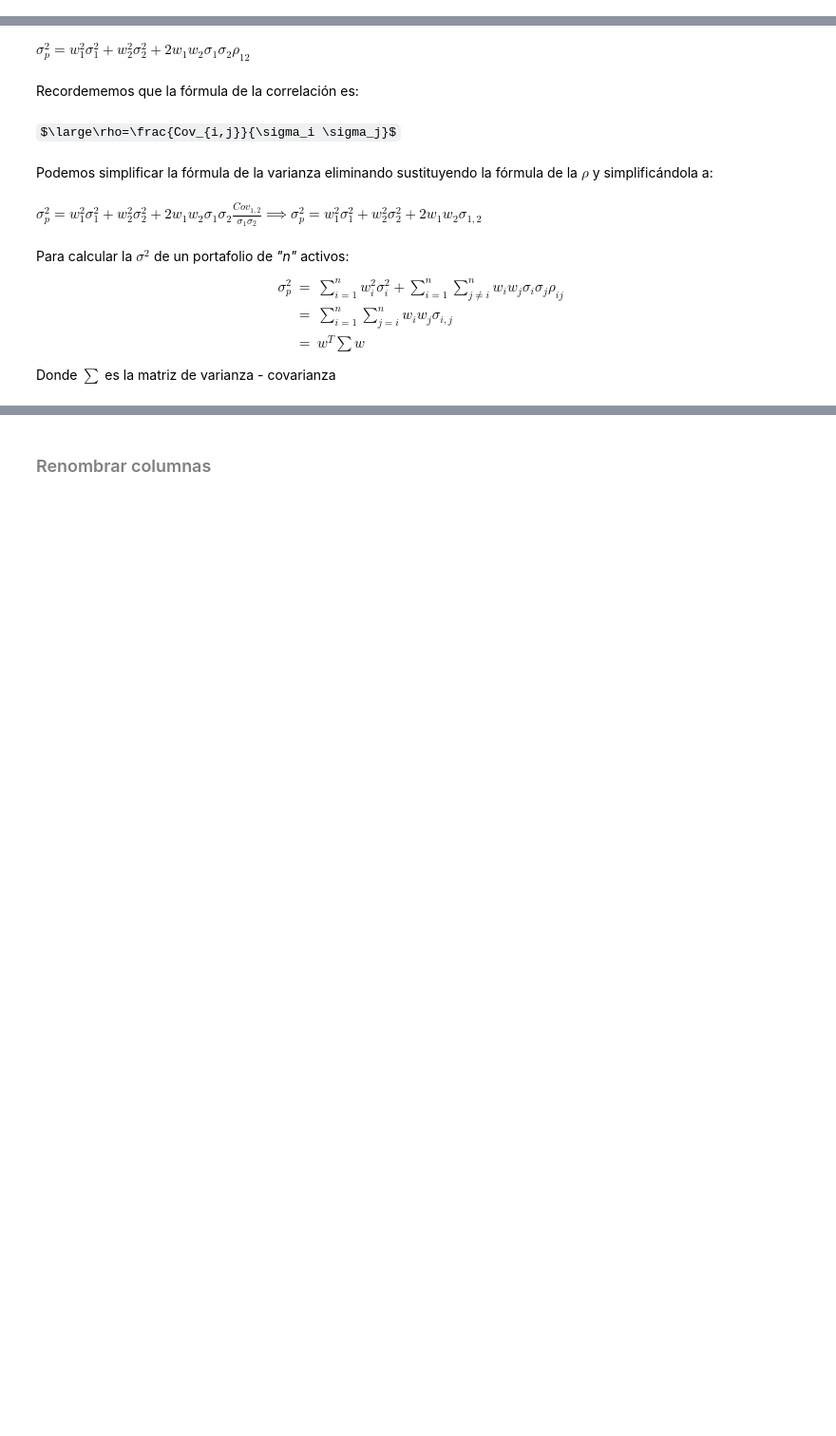
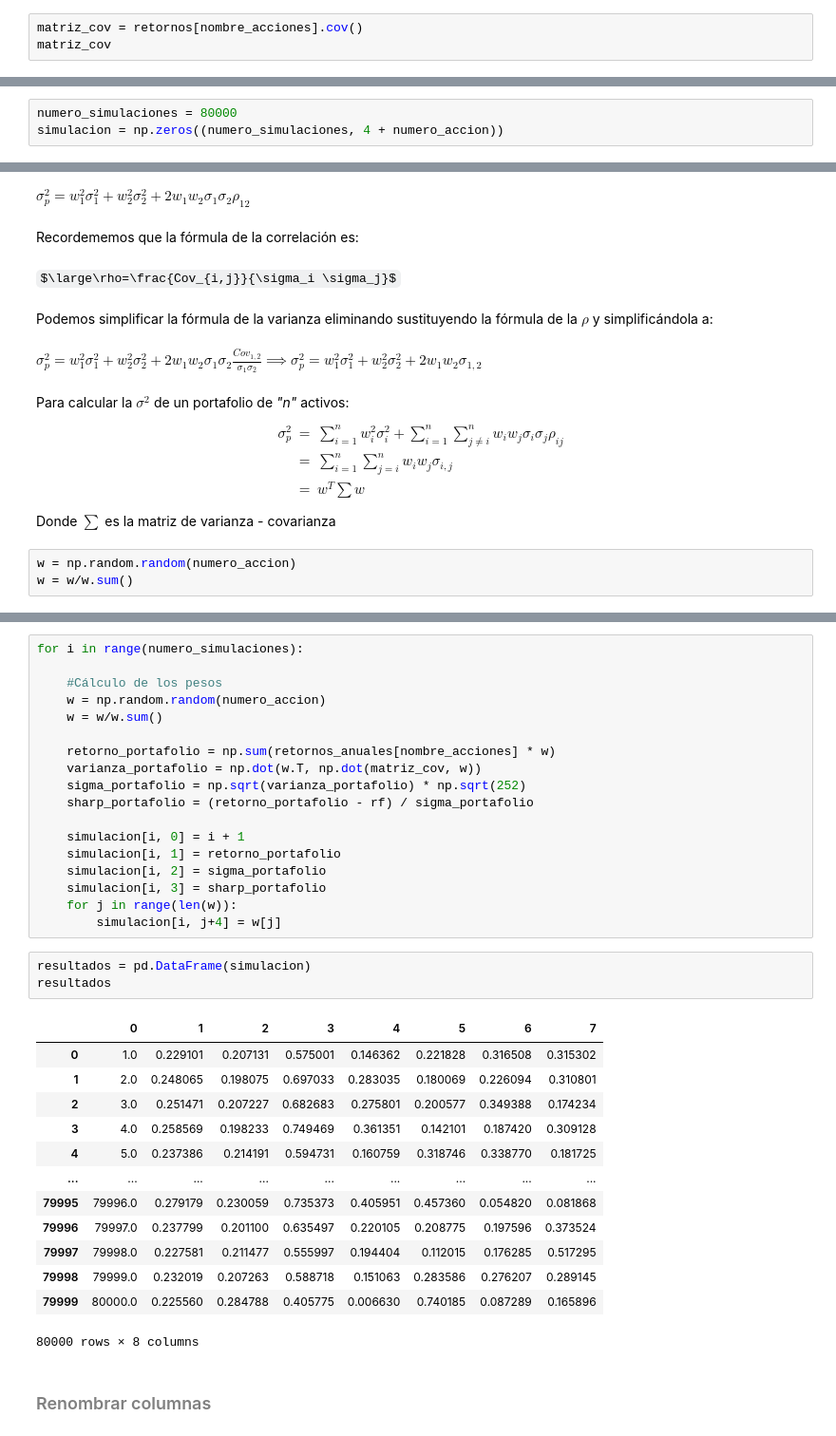
Before and after one commit to carlosdeoncedos/CienciaDatosFinanzas2023_09_lunes, a Jupyter notebook: Sesion_7.ipynb, the cells around one changed output, grey strips where cells are left out. Shown at 95% size. Cells and saved outputs as stored; diff of their text form; some formulas as TeX source; blank space fills up the shorter version.

```diff
--- a/Sesion_7.ipynb
+++ b/Sesion_7.ipynb
@@ -152,0 +352,3 @@ Como tasa libre de riesgo utilizaremos CETES a 28 dias $\approx11\%$ anual.
+# %%
+matriz_cov = retornos[nombre_acciones].cov()
+matriz_cov
@@ -158,3 +366,6 @@ Incluir las siguientes columnas:
   1. $\sigma$ del portafolio
   1. Sharp Ratio del portafolio
   1. y el peso (w) de cada acción que forman el portafolio
+# %%
+numero_simulaciones = 80000
+simulacion = np.zeros((numero_simulaciones, 4 + numero_accion))
@@ -179,3 +394,6 @@ $$
 \end{array}
 $$
 Donde $\sum$ es la matriz de varianza - covarianza
+# %%
+w = np.random.random(numero_accion)
+w = w/w.sum()
@@ -182,2 +412,37 @@ Donde $\sum$ es la matriz de varianza - covarianza
+# %%
+for i in range(numero_simulaciones):
+
+    #Cálculo de los pesos
+    w = np.random.random(numero_accion)
+    w = w/w.sum()
+
+    retorno_portafolio = np.sum(retornos_anuales[nombre_acciones] * w)
+    varianza_portafolio = np.dot(w.T, np.dot(matriz_cov, w))
+    sigma_portafolio = np.sqrt(varianza_portafolio) * np.sqrt(252)
+    sharp_portafolio = (retorno_portafolio - rf) / sigma_portafolio
+
+    simulacion[i, 0] = i + 1
+    simulacion[i, 1] = retorno_portafolio
+    simulacion[i, 2] = sigma_portafolio
+    simulacion[i, 3] = sharp_portafolio
+    for j in range(len(w)):
+        simulacion[i, j+4] = w[j]
+# %%
+resultados = pd.DataFrame(simulacion)
+resultados
+# %% [output]
+|  | 0 | 1 | 2 | 3 | 4 | 5 | 6 | 7 |
+| 0 | 1.0 | 0.229101 | 0.207131 | 0.575001 | 0.146362 | 0.221828 | 0.316508 | 0.315302 |
+| 1 | 2.0 | 0.248065 | 0.198075 | 0.697033 | 0.283035 | 0.180069 | 0.226094 | 0.310801 |
+| 2 | 3.0 | 0.251471 | 0.207227 | 0.682683 | 0.275801 | 0.200577 | 0.349388 | 0.174234 |
+| 3 | 4.0 | 0.258569 | 0.198233 | 0.749469 | 0.361351 | 0.142101 | 0.187420 | 0.309128 |
+| 4 | 5.0 | 0.237386 | 0.214191 | 0.594731 | 0.160759 | 0.318746 | 0.338770 | 0.181725 |
+| ... | ... | ... | ... | ... | ... | ... | ... | ... |
+| 79995 | 79996.0 | 0.279179 | 0.230059 | 0.735373 | 0.405951 | 0.457360 | 0.054820 | 0.081868 |
+| 79996 | 79997.0 | 0.237799 | 0.201100 | 0.635497 | 0.220105 | 0.208775 | 0.197596 | 0.373524 |
+| 79997 | 79998.0 | 0.227581 | 0.211477 | 0.555997 | 0.194404 | 0.112015 | 0.176285 | 0.517295 |
+| 79998 | 79999.0 | 0.232019 | 0.207263 | 0.588718 | 0.151063 | 0.283586 | 0.276207 | 0.289145 |
+| 79999 | 80000.0 | 0.225560 | 0.284788 | 0.405775 | 0.006630 | 0.740185 | 0.087289 | 0.165896 |
+80000 rows × 8 columns
 # %% [markdown]
 ### <font color='gray'>Renombrar columnas</font>
```
Also changed, not shown: parts of 31 cells of this notebook.
